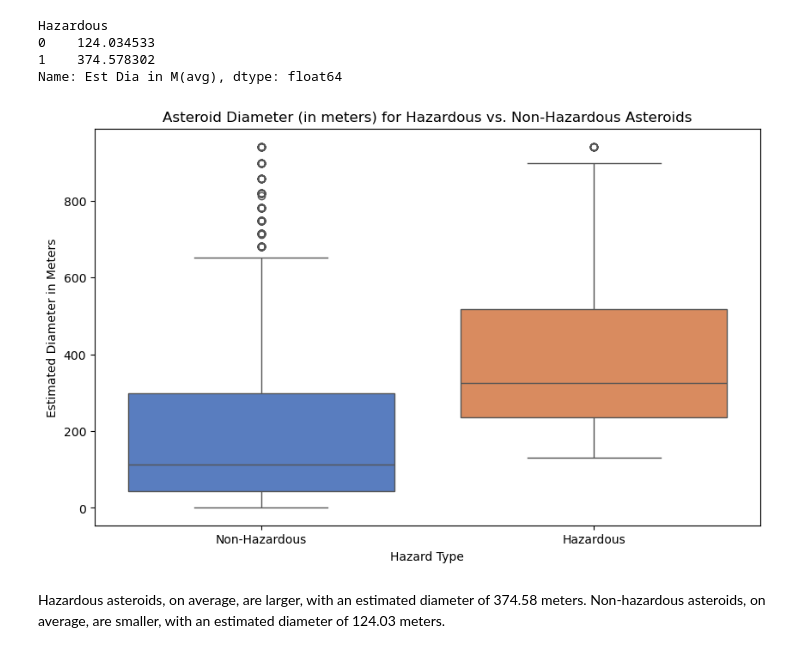
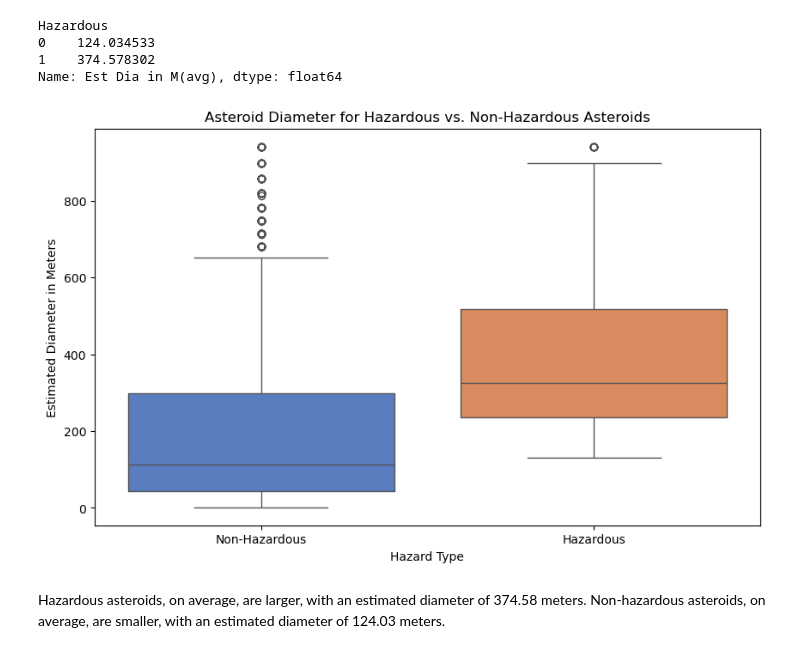
Before and after one commit to anbitasiregar/nasa-asteroid-analysis, a Jupyter notebook: notebooks/data_analysis.ipynb, the cells around one changed output. Cells and saved outputs as stored; diff of their text form; code cells hidden in the pictures.

```diff
--- a/notebooks/data_analysis.ipynb
+++ b/notebooks/data_analysis.ipynb
@@ -259,17 +259,17 @@ dia_vis_data = analysis_df[(analysis_df["Est Dia in M(avg)"] >= lower_bound) &
 # %%
 # Presentation Visual:
 # Box plot of median asteroid diameter of hazardous and non-hazardous asteroids
 # NOTE: we removed outliers from the data to ensure the box plot would be readable
 
 plt.figure(figsize=(10, 6))
 sns.boxplot(data=dia_vis_data, x="Hazardous", y="Est Dia in M(avg)", hue="Hazardous", legend=False, palette="muted")
-plt.title("Asteroid Diameter (in meters) for Hazardous vs. Non-Hazardous Asteroids")
+plt.title("Asteroid Diameter for Hazardous vs. Non-Hazardous Asteroids")
 plt.xlabel("Hazard Type")
 plt.ylabel("Estimated Diameter in Meters")
 plt.xticks([0, 1], ["Non-Hazardous", "Hazardous"])
 plt.show()
 # %% [output]
-[figure, old version]
+[figure, new version]
 # %% [markdown]
 Hazardous asteroids, on average, are larger, with an estimated diameter of 374.58 meters. Non-hazardous asteroids, on average, are smaller, with an estimated diameter of 124.03 meters.
 # %% [markdown]
```
Also changed, not shown: parts of 6 cells of this notebook, 1 other file.
